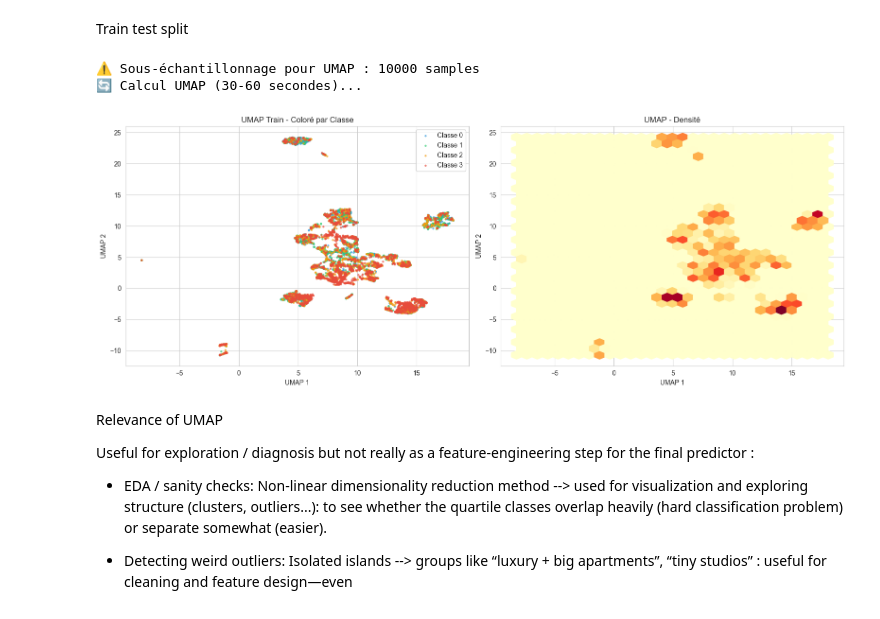
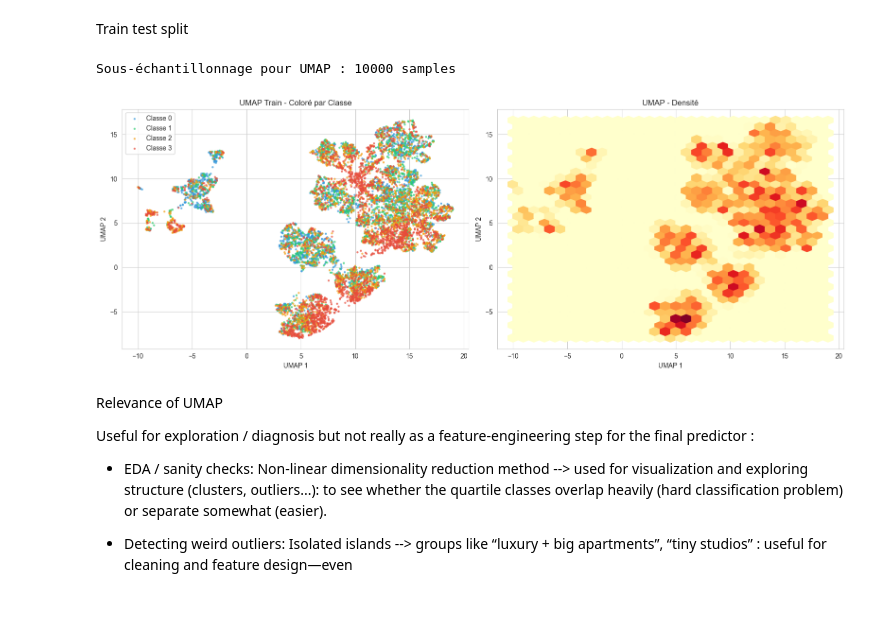
Before and after one commit to Felix-prjcts/ML_Airbnb_domain_generalisation, a Jupyter notebook: ML_Paris/umap_paris.ipynb, the cells around one changed output. Drawn from its saved outputs; the diff is of its cells as text; code cells hidden in the pictures.

```diff
--- a/ML_Paris/umap_paris.ipynb
+++ b/ML_Paris/umap_paris.ipynb
@@ -60,44 +60,42 @@ X_train_std = scaler_pca.fit_transform(X_train)
 
 sample_size = min(10000, len(X_train))
 if len(X_train) > sample_size:
-    print(f"⚠️ Sous-échantillonnage pour UMAP : {sample_size} samples")
+    print(f"Sous-échantillonnage pour UMAP : {sample_size} samples")
     indices = np.random.choice(len(X_train), sample_size, replace=False)
     X_train_sample = X_train_std[indices]
     y_train_sample = y_train.iloc[indices]
 else:
     X_train_sample = X_train_std
     y_train_sample = y_train
 
-print("🔄 Calcul UMAP (30-60 secondes)...")
-reducer = umap.UMAP(n_neighbors=15, min_dist=0.1, n_components=2, random_state=42, verbose=False)
+reducer = umap.UMAP(n_neighbors=10, min_dist=0.5, n_components=2, random_state=42, verbose=False)
 embedding_train = reducer.fit_transform(X_train_sample)
 
 # Visualisations
 fig, axes = plt.subplots(1, 2, figsize=(16, 6))
 
 # Coloré par classe
 colors_class = ['#3498db', '#2ecc71', '#f39c12', '#e74c3c']
 for classe in range(4):
     mask = y_train_sample == classe
     axes[0].scatter(embedding_train[mask, 0], embedding_train[mask, 1],
                    c=colors_class[classe], label=f'Classe {classe}', s=5, alpha=0.6)
 axes[0].set_title("UMAP Train - Coloré par Classe")
 axes[0].set_xlabel("UMAP 1")
 axes[0].set_ylabel("UMAP 2")
 axes[0].legend()
 
 # Densité
 axes[1].hexbin(embedding_train[:, 0], embedding_train[:, 1], gridsize=30, cmap='YlOrRd')
 axes[1].set_title("UMAP - Densité")
 axes[1].set_xlabel("UMAP 1")
 axes[1].set_ylabel("UMAP 2")
 
 plt.tight_layout()
 plt.show()
 # %% [output]
-⚠️ Sous-échantillonnage pour UMAP : 10000 samples
-🔄 Calcul UMAP (30-60 secondes)...
+Sous-échantillonnage pour UMAP : 10000 samples
-[figure, old version]
+[figure, new version]
 # %% [markdown]
 Relevance of UMAP
 
```
